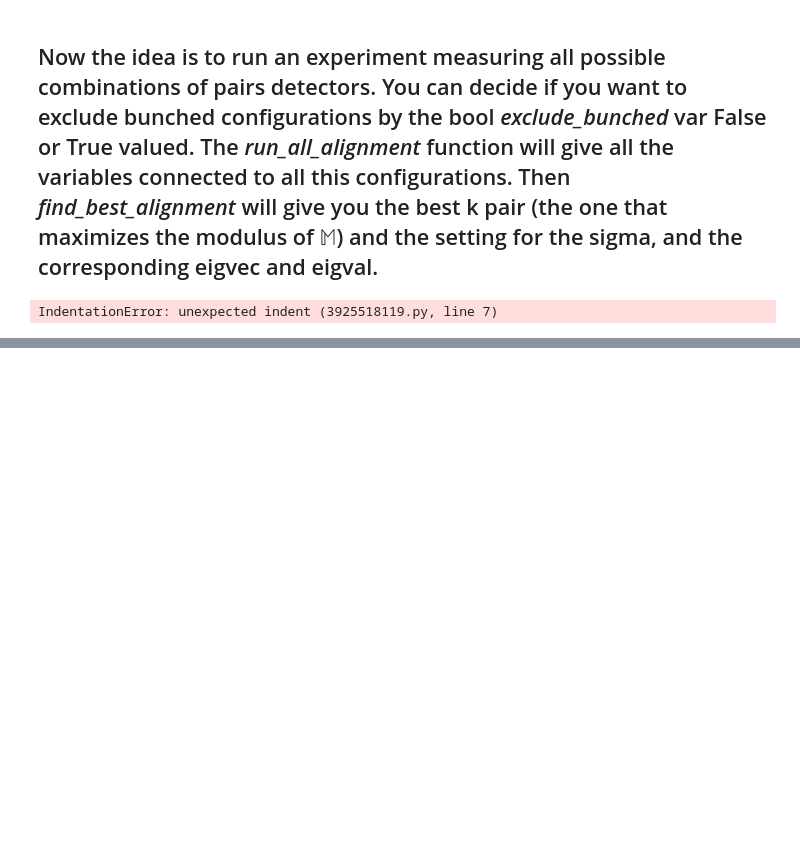
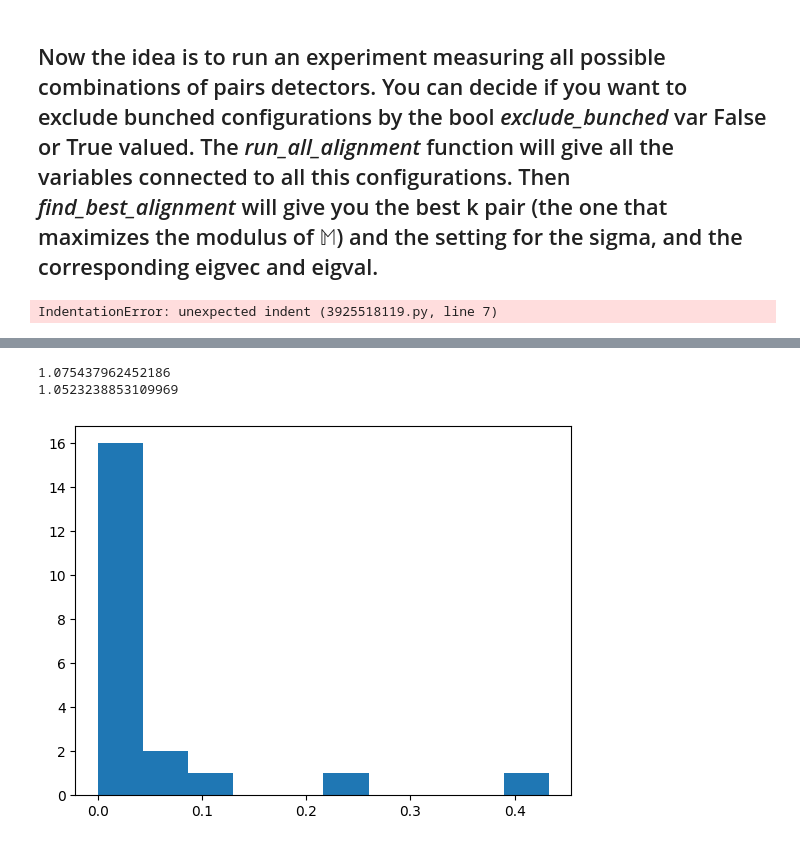
Before and after one commit to GabrieleGasbarri10/Photonic_Hopfield, a Jupyter notebook: pHoptonic-4.ipynb, the cells around one changed output, grey strips where cells are left out. Saved outputs shown, nothing was run; the diff lists cells and outputs as text; code cells hidden in the pictures; blank space fills up the shorter version.

```diff
--- a/pHoptonic-4.ipynb
+++ b/pHoptonic-4.ipynb
@@ -415,12 +415,12 @@ plt.show()
 # %%
-def find_best_alignment(S, exclude_bunched, norm):
+def find_best_alignment(S, exclude_bunched, norm, do_a_print):
 
   """
   Given the results of all perms run of function run_alignment this
   function output the sigma_r sigma_i, M_r, M_i, e_vec, e_val maximal
   given a certain matrix S and the exclude_bunched setting
   """
-  results, best_k, norm_r, norm_i = run_all_alignment(S, exclude_bunched, norm)
+  results, best_k, norm_r, norm_i = run_all_alignment(S, exclude_bunched, norm, do_a_print)
   idx = results["k_pairs"].index(best_k)
 
   sigma_r = results["sigma_r"][idx]
@@ -524,7 +537,3 @@ Norm r: 3.8072469090371603, Norm i: 3.949393592866033
 # %%
-M_abs_sq = abs(M)**2
-print(M[0,0], M_abs_sq[0,0], abs(M[0,0])**2)
-
-print(np.sum(abs(M)**2))
-print(np.max(M_abs_sq))
+out, M_out = check_norm(6,100)
 # %% [output]
@@ -533,0 +557,12 @@ print(np.max(M_abs_sq))
+# %%
+print(out)
+hist_M = np.array([])
+for i in range(len(M_out[0])):
+    for j in range(i, len(M_out[0])):
+        hist_M = np.append(hist_M, M_out[i,j])
+plt.hist(hist_M)
+print(np.sum(hist_M))
+# %% [output]
+1.075437962452186
+1.0523238853109969
+[figure, added]
```
Also changed, not shown: parts of 13 cells of this notebook.
